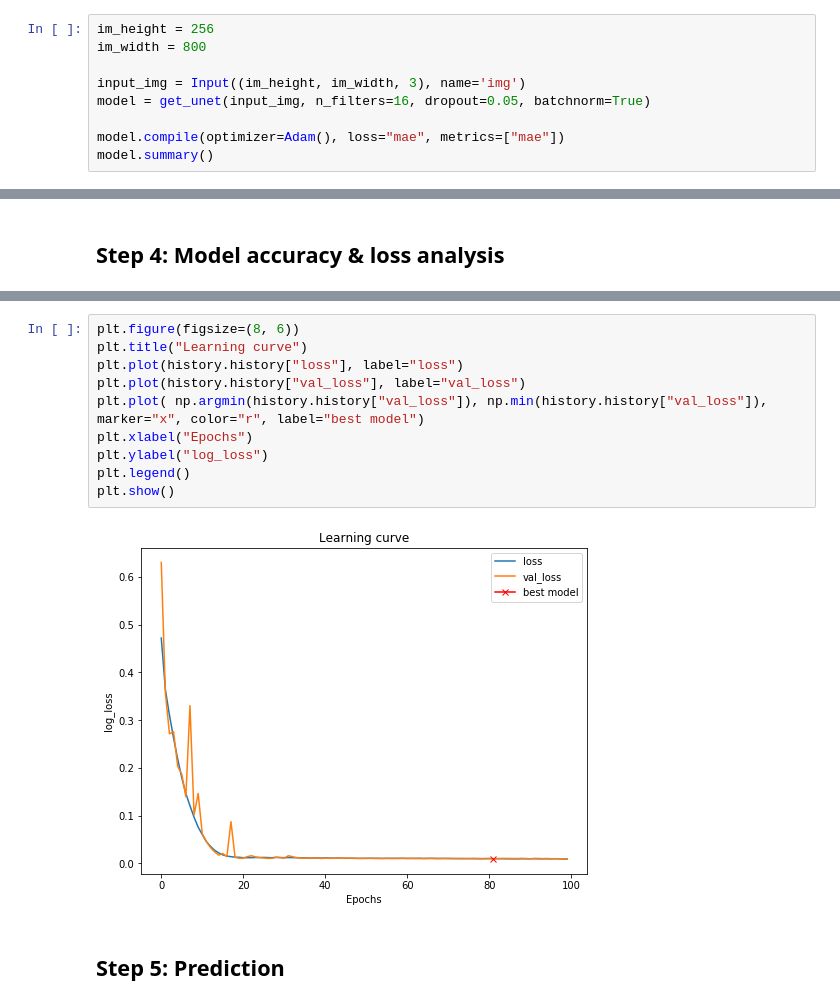
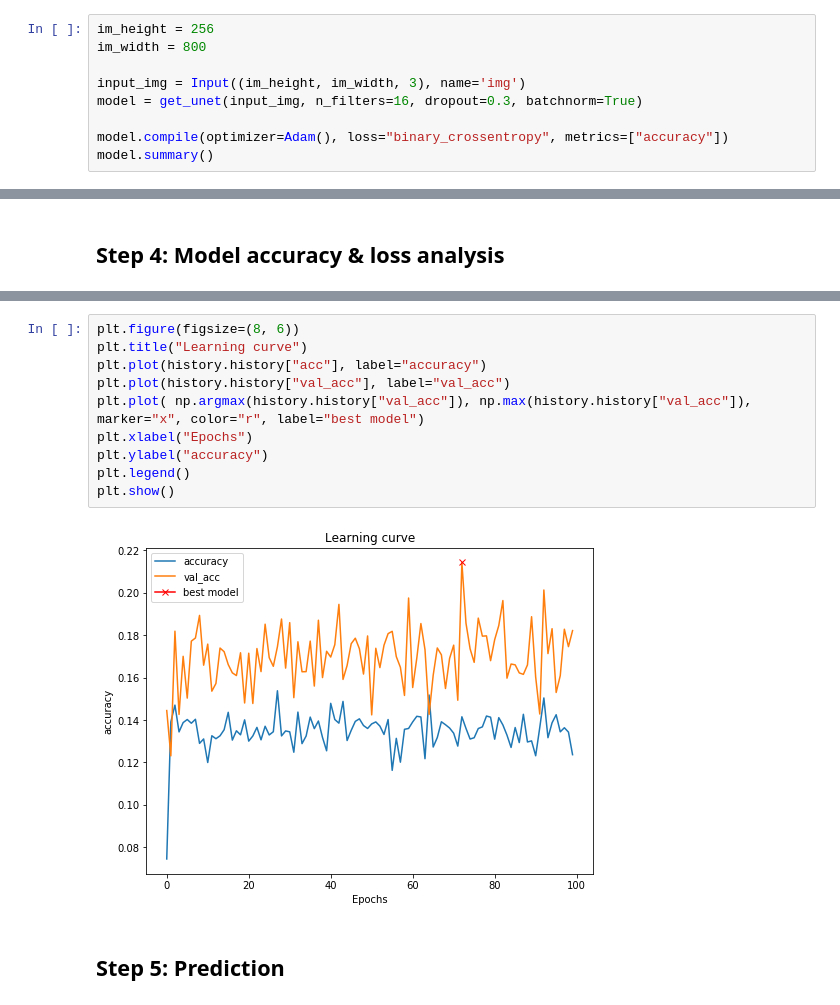
Before and after one commit to xslittlemaggie/Deep-Learning-Projects, a Jupyter notebook: Objection (car)_Detection & Segmentation.ipynb, the cells around one changed output, grey strips where cells are left out. Drawn from its saved outputs; the diff is of its cells as text.

```diff
--- a/Objection (car)_Detection & Segmentation.ipynb
+++ b/Objection (car)_Detection & Segmentation.ipynb
@@ -426,9 +427,9 @@ im_height = 256
 im_width = 800
 
 input_img = Input((im_height, im_width, 3), name='img')
-model = get_unet(input_img, n_filters=16, dropout=0.05, batchnorm=True)
+model = get_unet(input_img, n_filters=16, dropout=0.3, batchnorm=True)
 
-model.compile(optimizer=Adam(), loss="mae", metrics=["mae"])
+model.compile(optimizer=Adam(), loss="binary_crossentropy", metrics=["accuracy"])
 model.summary()
 # %% [output]
 WARNING:tensorflow:From /usr/local/lib/python3.6/dist-packages/keras/backend/tensorflow_backend.py:541: The name tf.placeholder is deprecated. Please use tf.compat.v1.placeholder instead.
@@ -496,15 +506,15 @@ Epoch 100/100
 # %%
 plt.figure(figsize=(8, 6))
 plt.title("Learning curve")
-plt.plot(history.history["loss"], label="loss")
-plt.plot(history.history["val_loss"], label="val_loss")
-plt.plot( np.argmin(history.history["val_loss"]), np.min(history.history["val_loss"]), marker="x", color="r", label="best model")
+plt.plot(history.history["acc"], label="accuracy")
+plt.plot(history.history["val_acc"], label="val_acc")
+plt.plot( np.argmax(history.history["val_acc"]), np.max(history.history["val_acc"]), marker="x", color="r", label="best model")
 plt.xlabel("Epochs")
-plt.ylabel("log_loss")
+plt.ylabel("accuracy")
 plt.legend()
 plt.show()
 # %% [output]
-[figure, old version]
+[figure, new version]
 # %% [markdown]
 ## Step 5: Prediction
 # %%
```
Also changed, not shown: parts of 11 cells of this notebook.
